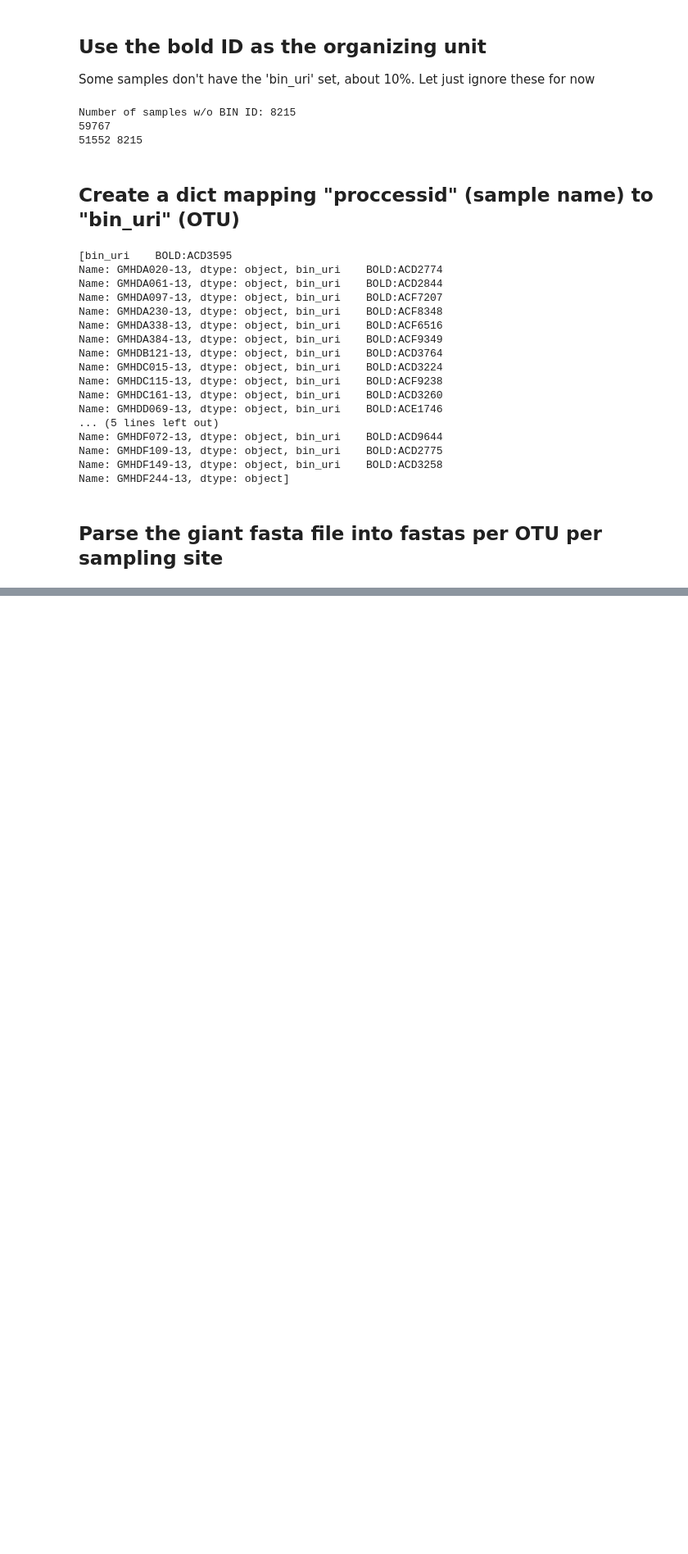
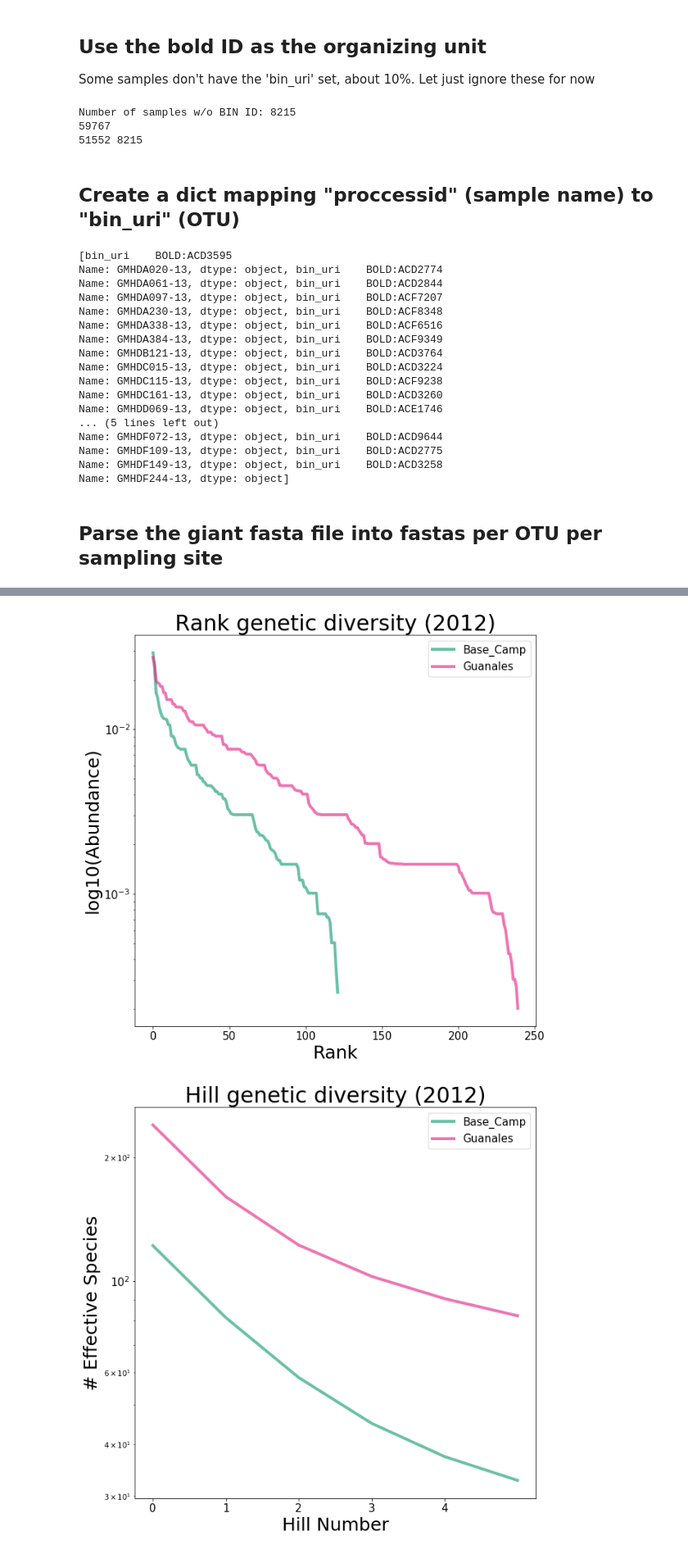
Before and after one commit to isaacovercast/SGD_empirical, a Jupyter notebook: empirical_cusuco_arthropods/cusuco_arthropods_preprocessing.ipynb, the cells around one changed output, grey strips where cells are left out. Shown at 82% size. Saved outputs shown, nothing was run; the diff lists cells and outputs as text; code cells hidden in the pictures; blank space fills up the shorter version.

```diff
--- a/empirical_cusuco_arthropods/cusuco_arthropods_preprocessing.ipynb
+++ b/empirical_cusuco_arthropods/cusuco_arthropods_preprocessing.ipynb
@@ -183,0 +236,4 @@ for site, df in dfs.items():
+# %%
+for site in sites:
+    n = easyCGD.hill_numbers(dfs[site].values, 5)
+    print(site, len(dfs[site]), n[0], n/n[0])
@@ -250,0 +395,12 @@ print(pis[pis > 0.5])
+# %%
+for yr in yr_dict.keys():
+    for site in sites:
+        print(yr, site)
+        fdir = fastadir + "/{}/{}".format(yr, site)
+        try:
+            os.rmdir(fdir)
+        except:
+            pass
+        for f in glob.glob(fdir + "/*"):
+            #print(f)
+            align(f)
@@ -250,0 +409,13 @@ print(pis[pis > 0.5])
+# %%
+split_dfs = {}
+for yr in yr_dict.keys():
+    split_dfs[yr] = {}
+    for site in sites:
+        try:
+            fdir = fastadir + "/{}/{}".format(yr, site)
+            print(fdir)
+            split_dfs[yr][site] = easyCGD.get_pis_from_fastas(fasta_dir=fdir,
+                                                    outfile=os.path.join(fastadir+"/{}/".format(yr), "{}.pis".format(site)),
+                                                    colname=site)
+        except Exception as inst:
+            print("Failed {}/{}".format(yr, site))
@@ -250,0 +440,17 @@ print(pis[pis > 0.5])
+# %%
+cmap = {'Base_Camp':"#1b9e77",
+        'Cantiles':"#d95f02",
+        'El_Cortecito':"#7570b3",
+        'Guanales':"#e7298a",
+        'El_Danto':"#66a61e"}
+
+for yr in yr_dict.keys():
+    fig, ax = plt.subplots(figsize=(10,10))
+    for site, df in split_dfs[yr].items():
+        easyCGD.plot_RACs(df, title="Rank genetic diversity ({})".format(yr), ax=ax, color=cmap[site])
+    fig, ax = plt.subplots(figsize=(10,10))
+    for site, df in split_dfs[yr].items():
+        easyCGD.plot_hill_numbers(df, title="Hill genetic diversity ({})".format(yr), ax=ax, color=cmap[site])
+# %% [output]
+[figure, added]
+[figure, added]
```
Also changed, not shown: parts of 27 cells of this notebook, 21 other files.
